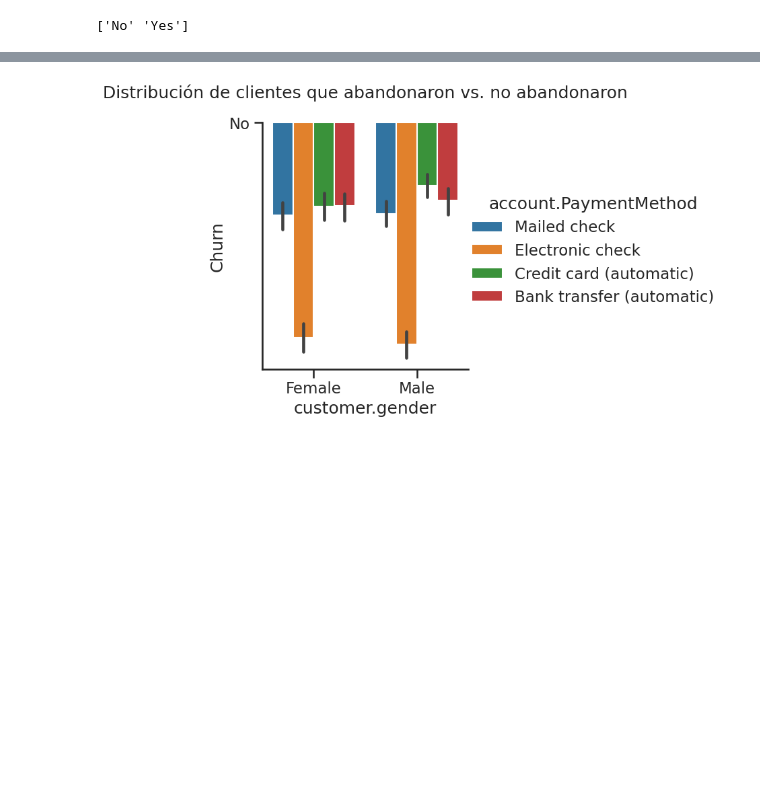
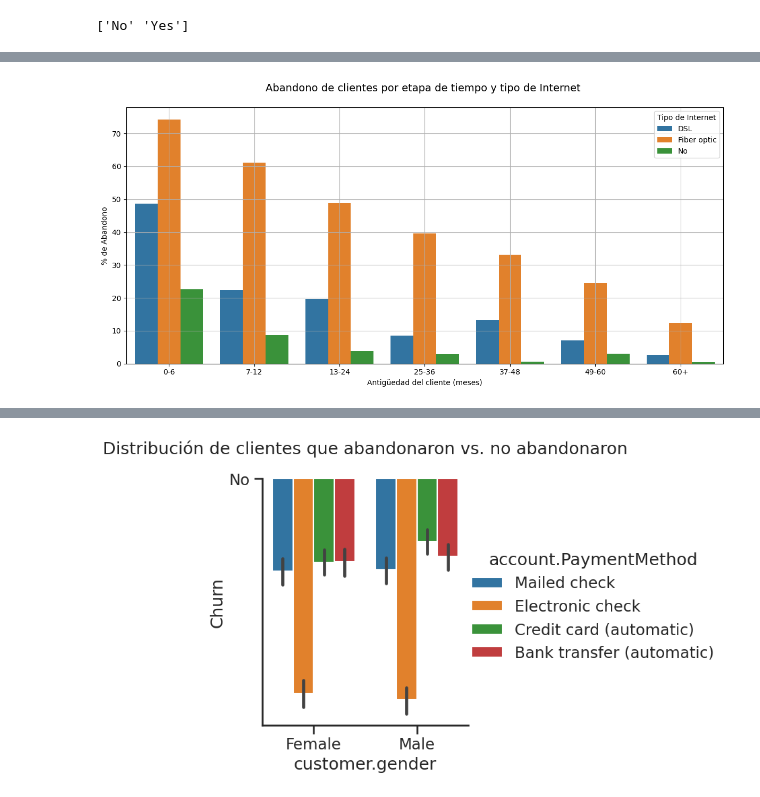
Before and after one commit to Goyo0117970/TelecomX, a Jupyter notebook: TelecomX.ipynb, the cells around one changed output, grey strips where cells are left out. Drawn from its saved outputs; the diff is of its cells as text; code cells hidden in the pictures; blank space fills up the shorter version.

```diff
--- a/TelecomX.ipynb
+++ b/TelecomX.ipynb
@@ -139,3 +141,19 @@ df = df[df['Churn'].isin(['Yes', 'No'])]
 print(df['Churn'].unique())
 # %% [output]
 ['No' 'Yes']
+# %%
+import pandas as pd
+# Crear una nueva columna con la etapa según los meses de permanencia
+df['Antigüedad'] = pd.cut(df['customer.tenure'],
+                          bins=[0, 6, 12, 24, 48, 72],
+                          labels=['0-6 meses', '7-12 meses', '13-24 meses', '25-48 meses', '49-72 meses'],
+                          right=True)
+
+# Agrupar por etapa y estado de abandono (Churn)
+etapas_churn = df.groupby(['Antigüedad', 'Churn'],observed =True).size().unstack().fillna(0)
+
+# Calcular porcentajes por etapa
+etapas_churn['% Abandono'] = (etapas_churn['Yes'] / (etapas_churn['Yes'] + etapas_churn['No']) * 100).round(2)
+
+# Mostrar el resultado
+print(etapas_churn)
@@ -141,0 +168,34 @@ print(df['Churn'].unique())
+# %%
+# Crear una columna de etapas por antigüedad
+df['etapa_tiempo'] = pd.cut(df['customer.tenure'],
+                             bins=[0, 6, 12, 24, 36, 48, 60, df['customer.tenure'].max()],
+                             labels=['0-6', '7-12', '13-24', '25-36', '37-48', '49-60', '60+'])
+
+# Agrupar los clientes que se fueron
+df_abandono = df[df['Churn'] == 'Yes']
+
+# Crear los grupos por etapa de tiempo e InternetService
+resumen = df_abandono.groupby(['etapa_tiempo', 'internet.InternetService'], observed=True).size().reset_index(name='Cantidad')
+
+# Total de clientes (se hayan ido o no)
+totales_etapa = df.groupby(['etapa_tiempo', 'internet.InternetService'], observed=True).size().reset_index(name='Total')
+
+# Unir ambos DataFrames por las mismas columnas
+resumen = pd.merge(resumen, totales_etapa, on=['etapa_tiempo', 'internet.InternetService'])
+
+# Calcular el porcentaje de abandono
+resumen['% Abandono'] = round((resumen['Cantidad'] / resumen['Total']) * 100, 2)
+
+# 📊 Gráfico
+plt.figure(figsize=(12, 6))
+sns.barplot(data=resumen, x='etapa_tiempo', y='% Abandono', hue='internet.InternetService')
+
+plt.title('Abandono de clientes por etapa de tiempo y tipo de Internet \n',fontsize=14)
+plt.xlabel('Antigüedad del cliente (meses)')
+plt.ylabel('% de Abandono')
+plt.legend(title='Tipo de Internet')
+plt.tight_layout()
+plt.grid()
+plt.show()
+# %% [output]
+[figure, added]
```
Also changed, not shown: parts of 10 cells of this notebook.
